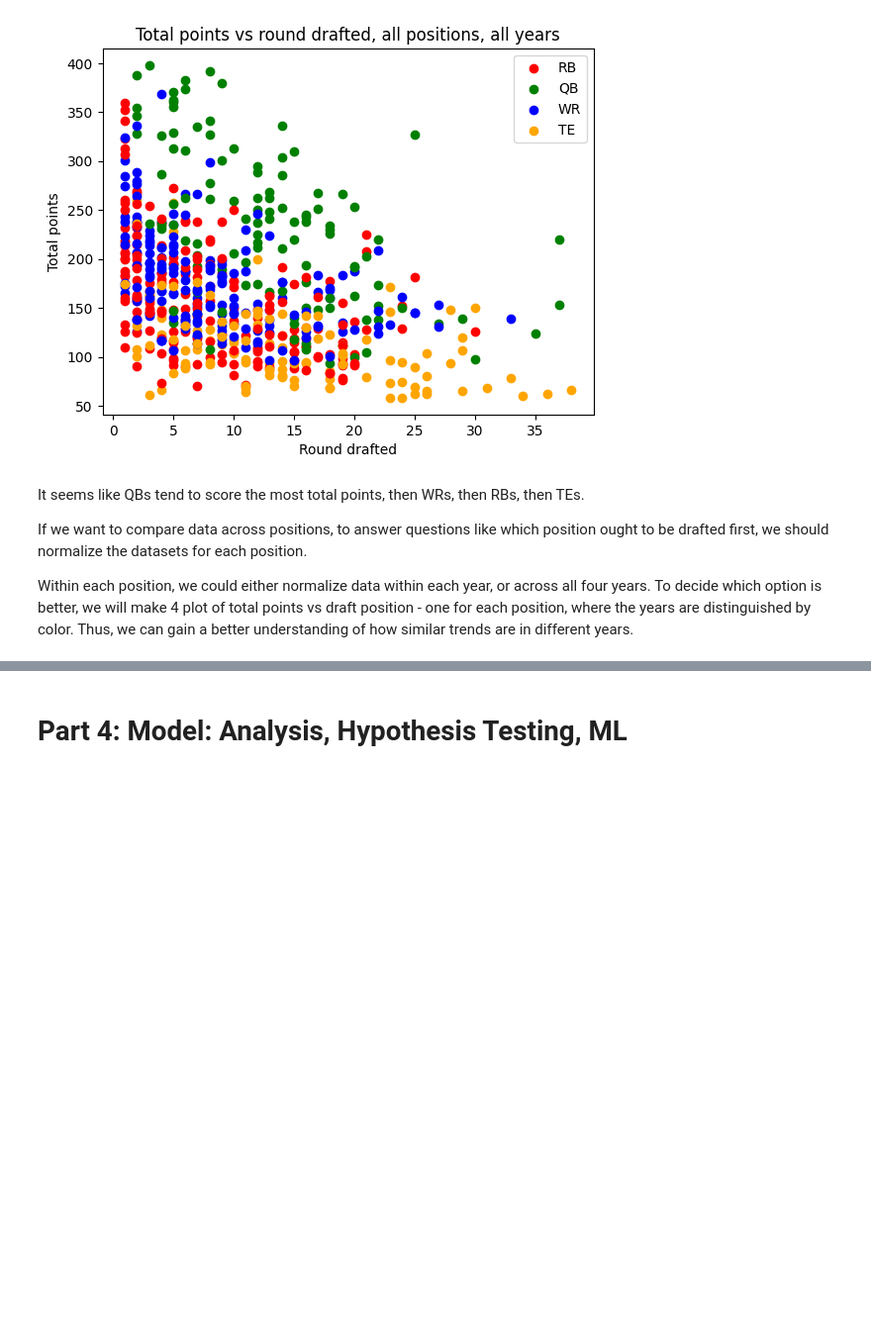
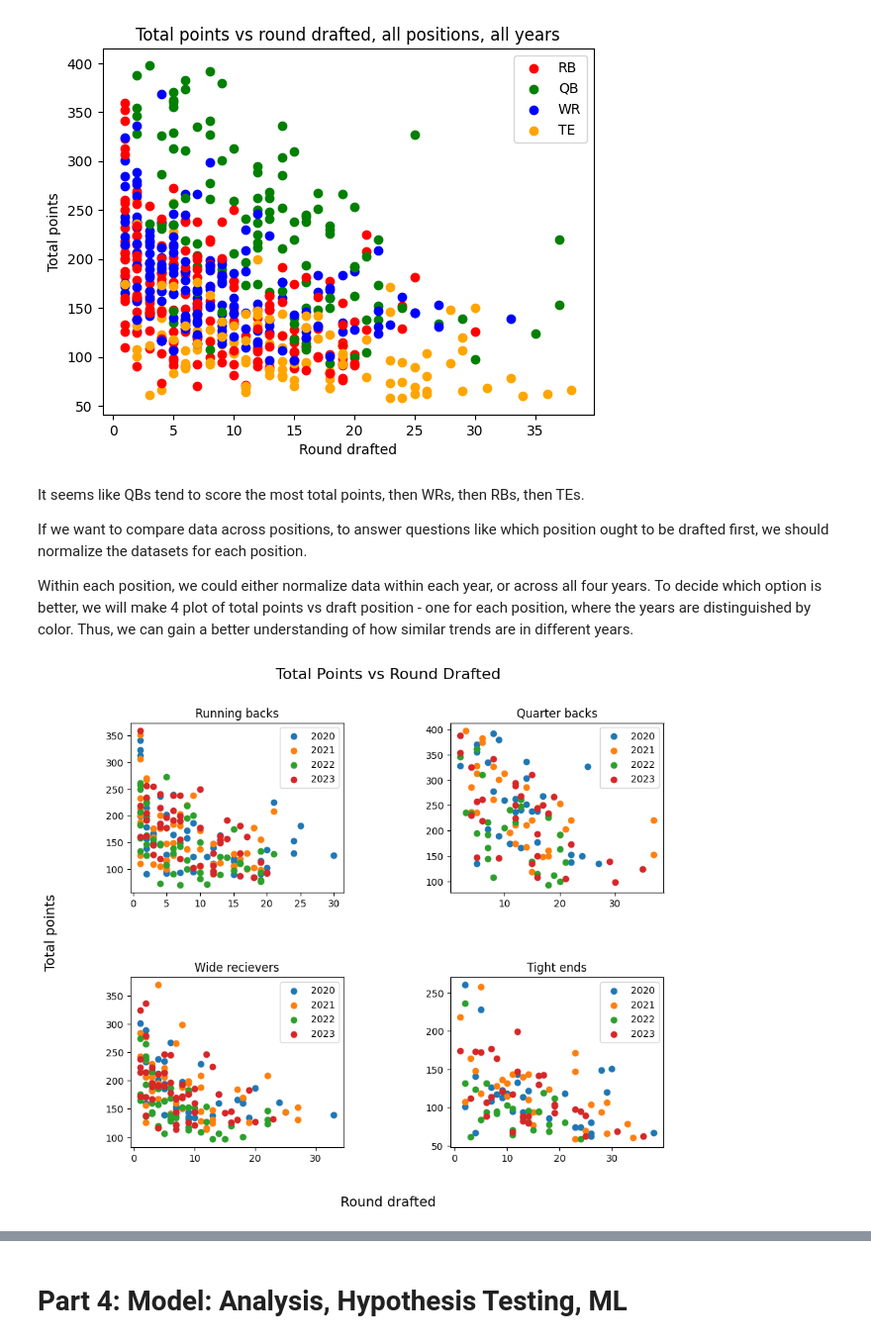
Before and after one commit to fdeegbe/FantasyFootballAnalysis, a Jupyter notebook: FantasyFootballAnalysis.ipynb, the cells around one changed output, grey strips where cells are left out. Shown: that part at 99% size. Saved outputs shown, nothing was run; the diff lists cells and outputs as text; code cells hidden in the pictures; blank space fills up the shorter version.

Commit message:
4 plots for each position - total pts vs round drafted - analysis - next: func to normalize data

```diff
--- a/FantasyFootballAnalysis.ipynb
+++ b/FantasyFootballAnalysis.ipynb
@@ -375,3 +375,29 @@ It seems like QBs tend to score the most total points, then WRs, then RBs, then
 If we want to compare data across positions, to answer questions like which position ought to be drafted first, we should normalize the datasets for each position.
 
 Within each position, we could either normalize data within each year, or across all four years. To decide which option is better, we will make 4 plot of total points vs draft position - one for each position, where the years are distinguished by color. Thus, we can gain a better understanding of how similar trends are in different years.
+# %%
+fig, axs = plt.subplots(2, 2, figsize=(10,8))
+
+all_position_dfs = [rb_dfs, qb_dfs, wr_dfs, te_dfs]
+all_position_names = ['Running backs', 'Quarter backs', 'Wide recievers', 'Tight ends']
+
+# Plot something on each subplot
+for pos_i, ax in enumerate(axs.flat):
+    for year_i in range(4):
+        ax.scatter(all_position_dfs[pos_i][year_i]["RoundDrafted"], all_position_dfs[pos_i][year_i]["TotalPoints"], label=years[year_i])
+    ax.set_title(all_position_names[pos_i])
+    ax.legend()
+
+# overall title
+fig.suptitle('Total Points vs Round Drafted', fontsize=16)
+
+# Add shared x and y labels
+fig.text(0.5, 0.01, 'Round drafted', ha='center', va='center', fontsize=14)
+fig.text(0.01, 0.5, 'Total points', ha='center', va='center', rotation='vertical', fontsize=14)
+
+# increase margins
+plt.subplots_adjust(wspace=0.5, hspace=0.5)
+
+plt.show()
+# %% [output]
+[figure, added]
```
Also changed, not shown: parts of 2 cells of this notebook.
